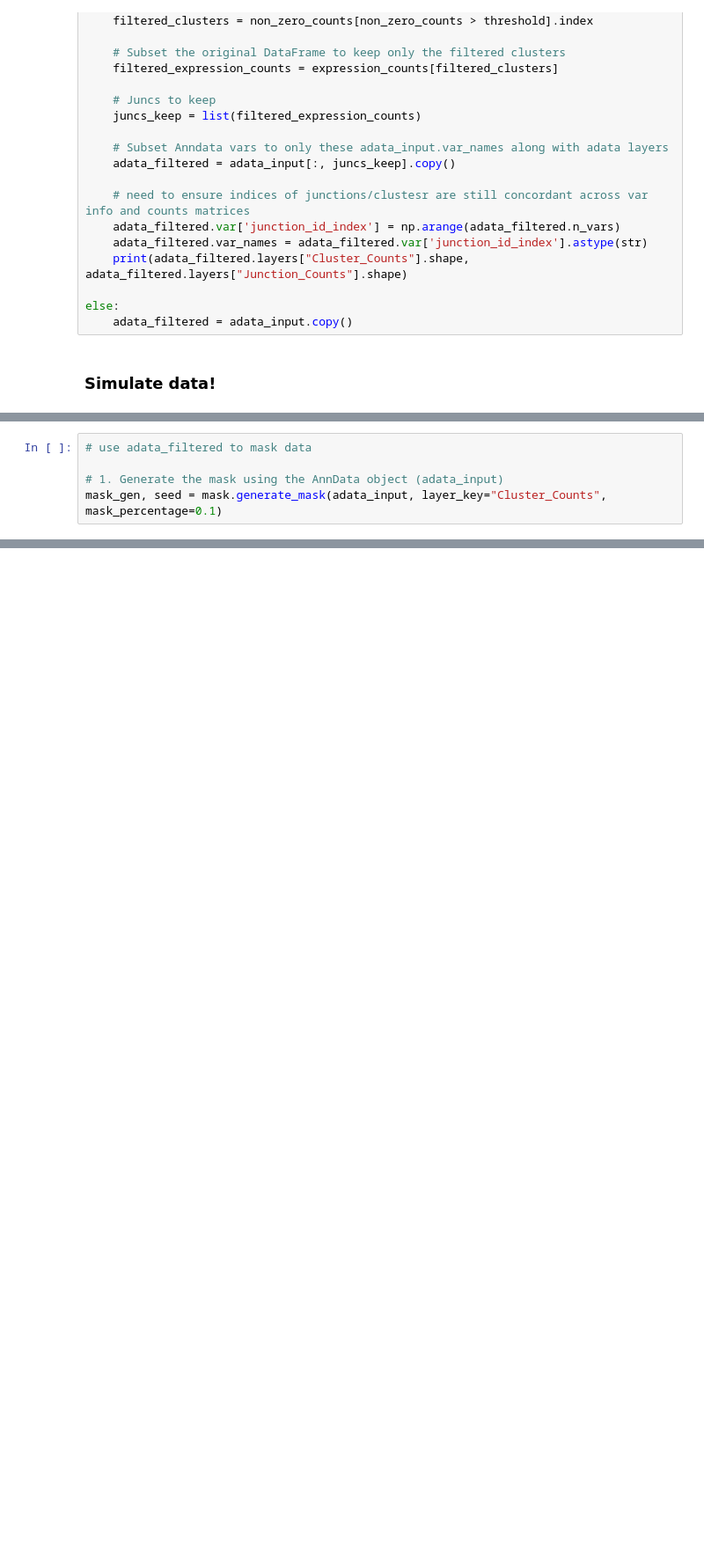
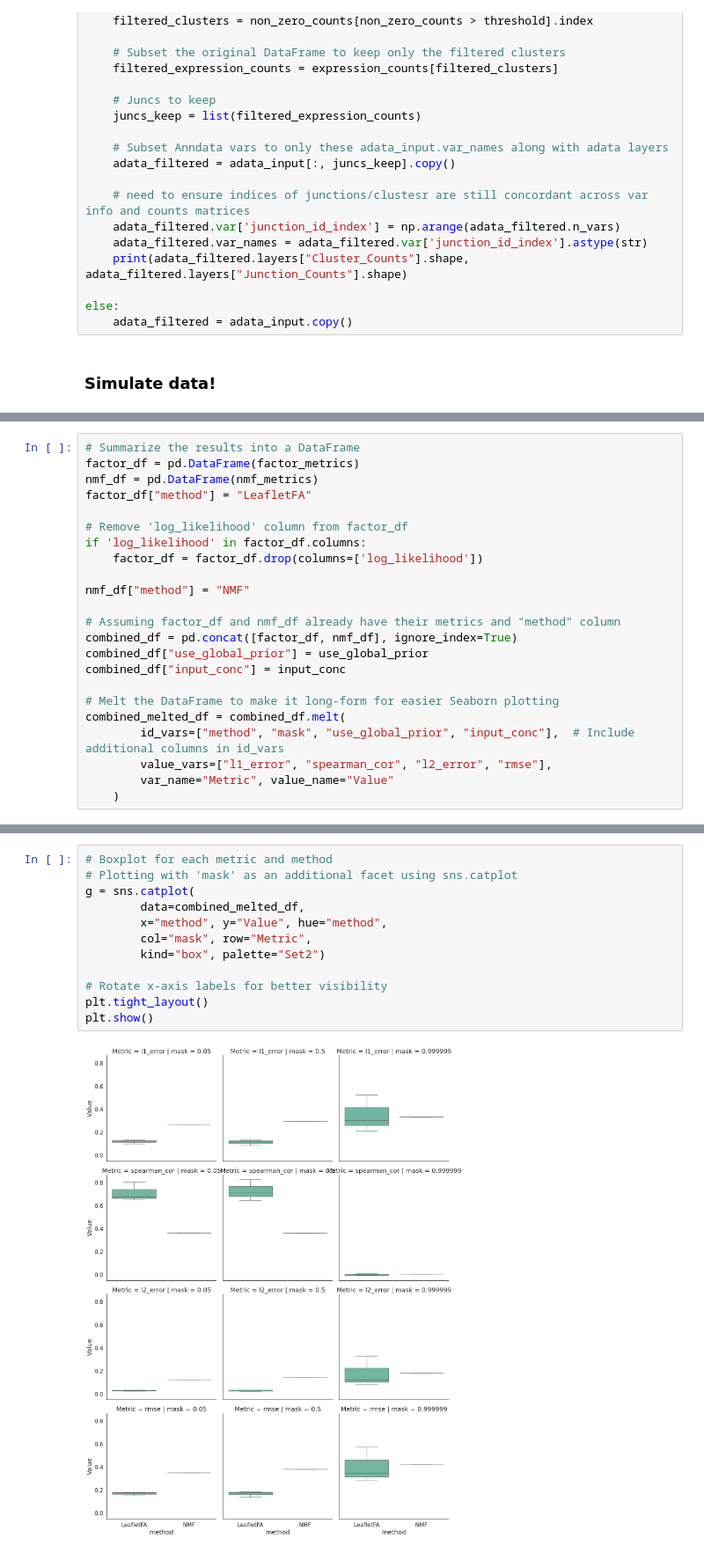
Before and after one commit to daklab/LeafletFA, a Jupyter notebook: notebooks/simulation_analysis/simulate_data_test.ipynb, the cells around one changed output, grey strips where cells are left out. Shown at 88% size. Drawn from its saved outputs; the diff is of its cells as text; blank space fills up the shorter version.

Commit message:
save current status prior to testing new inits

```diff
--- a/notebooks/simulation_analysis/simulate_data_test.ipynb
+++ b/notebooks/simulation_analysis/simulate_data_test.ipynb
@@ -216,5 +196,0 @@ AnnData object with n_obs × n_vars = 12657 × 17703
-# %%
-# use adata_filtered to mask data
-
-# 1. Generate the mask using the AnnData object (adata_input)
-mask_gen, seed = mask.generate_mask(adata_input, layer_key="Cluster_Counts", mask_percentage=0.1)
@@ -338,0 +375,23 @@ KeyboardInterrupt:
+# %%
+# Summarize the results into a DataFrame
+factor_df = pd.DataFrame(factor_metrics)
+nmf_df = pd.DataFrame(nmf_metrics)
+factor_df["method"] = "LeafletFA"
+
+# Remove 'log_likelihood' column from factor_df
+if 'log_likelihood' in factor_df.columns:
+    factor_df = factor_df.drop(columns=['log_likelihood'])
+
+nmf_df["method"] = "NMF"
+
+# Assuming factor_df and nmf_df already have their metrics and "method" column
+combined_df = pd.concat([factor_df, nmf_df], ignore_index=True)
+combined_df["use_global_prior"] = use_global_prior
+combined_df["input_conc"] = input_conc
+
+# Melt the DataFrame to make it long-form for easier Seaborn plotting
+combined_melted_df = combined_df.melt(
+        id_vars=["method", "mask", "use_global_prior", "input_conc"],  # Include additional columns in id_vars
+        value_vars=["l1_error", "spearman_cor", "l2_error", "rmse"],
+        var_name="Metric", value_name="Value"
+    )
@@ -338,0 +418,14 @@ KeyboardInterrupt:
+# %%
+# Boxplot for each metric and method
+# Plotting with 'mask' as an additional facet using sns.catplot
+g = sns.catplot(
+        data=combined_melted_df,
+        x="method", y="Value", hue="method",
+        col="mask", row="Metric",
+        kind="box", palette="Set2")
+
+# Rotate x-axis labels for better visibility
+plt.tight_layout()
+plt.show()
+# %% [output]
+[figure, added]
```
Also changed, not shown: parts of 21 cells of this notebook, 11 other files.
